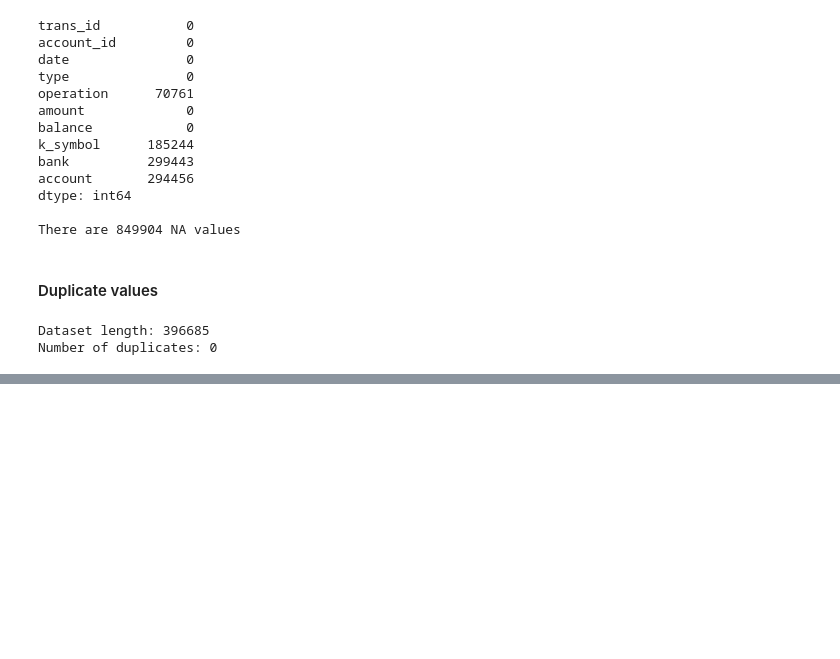
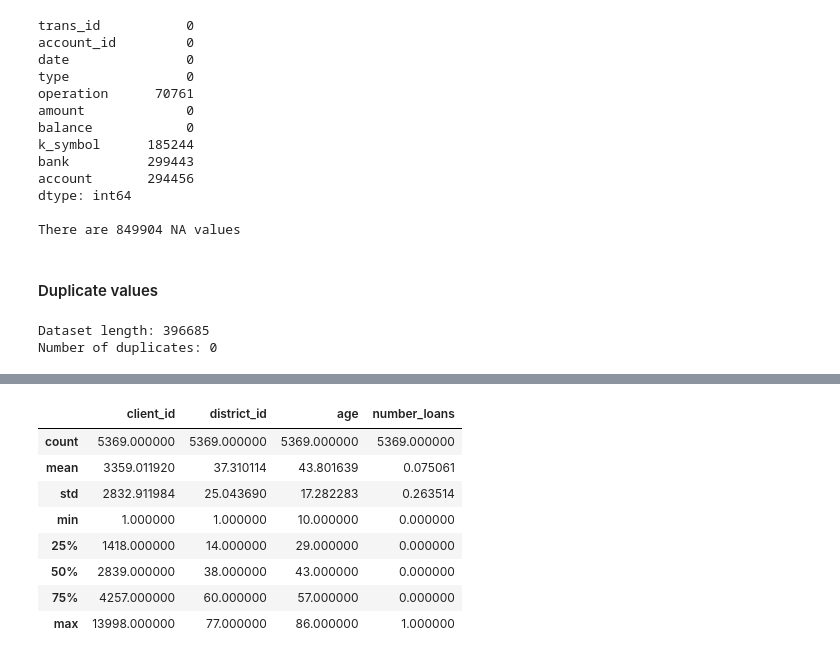
Before and after one commit to DanielaTomas/FCUP-DM1, a Jupyter notebook: DM1.ipynb, the cells around one changed output, grey strips where cells are left out. Saved outputs shown, nothing was run; the diff lists cells and outputs as text; code cells hidden in the pictures; blank space fills up the shorter version.

```diff
--- a/DM1.ipynb
+++ b/DM1.ipynb
@@ -583,0 +602,16 @@ Number of duplicates: 0
+# %%
+loan_counts = account_disp_client_loan['client_id'].value_counts().reset_index()
+loan_counts.columns = ['client_id', 'number_loans']
+client = client.merge(loan_counts, on='client_id', how='left')
+client['number_loans'].fillna(0, inplace=True)
+client.describe()
+# %% [output]
+|  | client_id | district_id | age | number_loans |
+| count | 5369.000000 | 5369.000000 | 5369.000000 | 5369.000000 |
+| mean | 3359.011920 | 37.310114 | 43.801639 | 0.075061 |
+| std | 2832.911984 | 25.043690 | 17.282283 | 0.263514 |
+| min | 1.000000 | 1.000000 | 10.000000 | 0.000000 |
+| 25% | 1418.000000 | 14.000000 | 29.000000 | 0.000000 |
+| 50% | 2839.000000 | 38.000000 | 43.000000 | 0.000000 |
+| 75% | 4257.000000 | 60.000000 | 57.000000 | 0.000000 |
+| max | 13998.000000 | 77.000000 | 86.000000 | 1.000000 |
```
Also changed, not shown: parts of 17 cells of this notebook, 1 other file.
